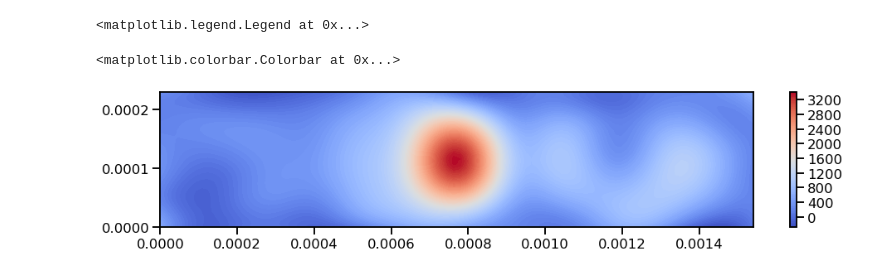
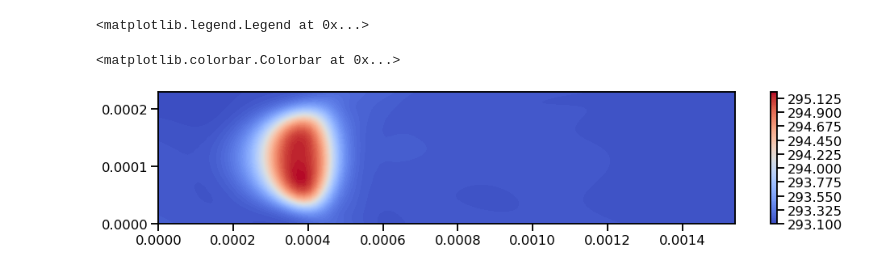
Before and after one commit to snilsn/pinn_slm, a Jupyter notebook: slm_steel_phase.ipynb, the cells around one changed output. Drawn from its saved outputs; the diff is of its cells as text; code cells hidden in the pictures.

Commit message:
error plotting

```diff
--- a/slm_steel_phase.ipynb
+++ b/slm_steel_phase.ipynb
@@ -229,0 +231,5 @@ Step      Train loss                        Test loss                         Te
+# %%
+dde.optimizers.config.set_LBFGS_options(maxcor=100, ftol=1e-20, gtol=1e-20, maxiter=2000, maxfun=None, maxls=50)
+weights_2 = np.array([1, 1e4, 1e3])
+model.compile('adam',lr = 2e-4, loss_weights=weights*weights_2)
+losshistory, train_state = model.train(epochs = 2000, display_every=100, callbacks = [resampler])
@@ -229,0 +254,4 @@ Step      Train loss                        Test loss                         Te
+# %%
+weights_2 = np.array([1, 1e4, 1e3])
+model.compile('adam',lr = 1e-5, loss_weights=weights*weights_2)
+losshistory, train_state = model.train(epochs = 20000, display_every=100, callbacks = [resampler])
@@ -230,6 +276,11 @@ Step      Train loss                        Test loss                         Te
+# %%
+dde.optimizers.config.set_LBFGS_options(maxcor=100, ftol=1e-20, gtol=1e-20, maxiter=2000, maxfun=None, maxls=50)
+weights_2 = np.array([1, 1e4, 1e3])
+model.compile('adam',lr = 2e-4, loss_weights=weights*weights_2)
+losshistory, train_state = model.train(epochs = 2000, display_every=100, callbacks = [resampler])
 # %%
 dde.optimizers.config.set_LBFGS_options(maxcor=100, ftol=1e-20, gtol=1e-20, maxiter=1000, maxfun=None, maxls=50)
-weights_2 = np.array([1, 1e5, 1e3])
+weights_2 = np.array([1, 1e4, 1e3])
 model.compile('L-BFGS', loss_weights=weights*weights_2)
 losshistory, train_state = model.train(display_every=100, callbacks = [resampler])
 # %% [output]
@@ -298,26 +352,26 @@ plt.legend()
 [interactive output not drawn]
 [interactive output not drawn]
 <matplotlib.legend.Legend at 0x...>
-# %%
-from scipy.interpolate import griddata
-
-x_lin = np.linspace(0, x_max)
-y_lin = np.linspace(0, y_max)
-xx, yy, zz, tt = np.meshgrid(x_lin, y_lin, [z_max], [t_max])
-X = np.vstack((np.ravel(xx), np.ravel(yy), np.ravel(zz), np.ravel(tt))).T
-
-Y = model.predict(X)
-
-xi = np.linspace(xx.min(), xx.max(), 100)
-yi = np.linspace(yy.min(), yy.max(), 100)
-data = griddata((np.ravel(xx), np.ravel(yy)), Y[:,0], (xi[None,:], yi[:,None]), method='cubic')
-
-plt.figure(figsize = (16, 3))
-plt.contourf(xi, yi, data, 100, cmap=plt.cm.coolwarm)
-plt.colorbar()
-# %% [output]
-<matplotlib.colorbar.Colorbar at 0x...>
-[figure, removed]
+# %%
+from scipy.interpolate import griddata
+
+x_lin = np.linspace(0, x_max)
+y_lin = np.linspace(0, y_max)
+xx, yy, zz, tt = np.meshgrid(x_lin, y_lin, [z_max], [0.001*t_max])
+X = np.vstack((np.ravel(xx), np.ravel(yy), np.ravel(zz), np.ravel(tt))).T
+
+Y = model.predict(X)
+
+xi = np.linspace(xx.min(), xx.max(), 100)
+yi = np.linspace(yy.min(), yy.max(), 100)
+data = griddata((np.ravel(xx), np.ravel(yy)), Y[:,0], (xi[None,:], yi[:,None]), method='cubic')
+
+plt.figure(figsize = (16, 3))
+plt.contourf(xi, yi, data, 100, cmap=plt.cm.coolwarm)
+plt.colorbar()
+# %% [output]
+<matplotlib.colorbar.Colorbar at 0x...>
+[figure, added]
 # %%
 from matplotlib.animation import FuncAnimation
 %matplotlib notebook
```
Also changed, not shown: parts of 42 cells of this notebook.
